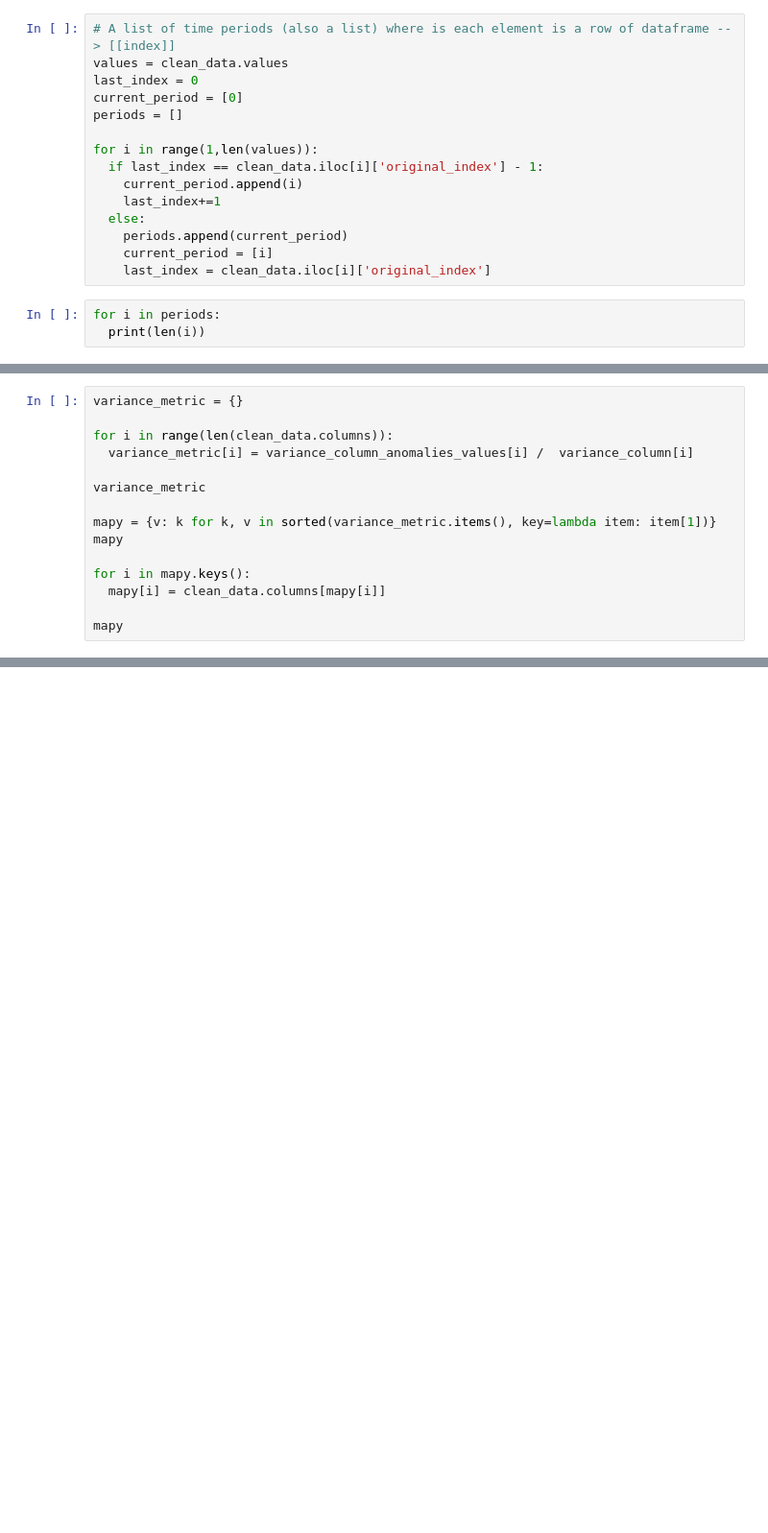
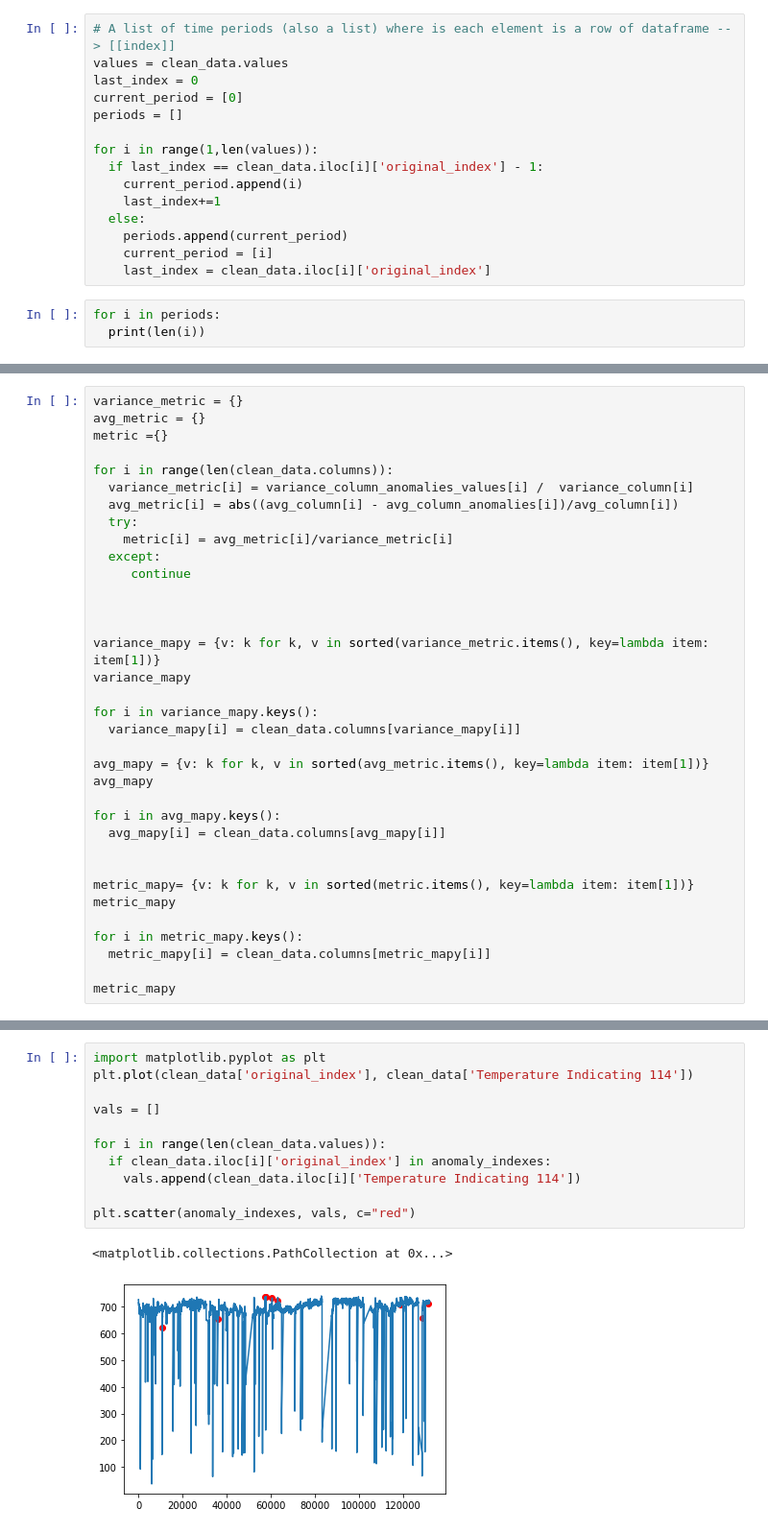
Before and after one commit to Akshat-Tripathi/AIHack20, a Jupyter notebook: Cleaning_the_Data.ipynb, the cells around one changed output, grey strips where cells are left out. Shown at 96% size. Saved outputs shown, nothing was run; the diff lists cells and outputs as text; blank space fills up the shorter version.

```diff
--- a/Cleaning_the_Data.ipynb
+++ b/Cleaning_the_Data.ipynb
@@ -120,16 +128,36 @@ for i in range(len(clean_data.columns)):
 # %%
 variance_metric = {}
+avg_metric = {}
+metric ={}
 
 for i in range(len(clean_data.columns)):
   variance_metric[i] = variance_column_anomalies_values[i] /  variance_column[i]
+  avg_metric[i] = abs((avg_column[i] - avg_column_anomalies[i])/avg_column[i])
+  try:
+    metric[i] = avg_metric[i]/variance_metric[i]
+  except:
+     continue
 
-variance_metric
 
-mapy = {v: k for k, v in sorted(variance_metric.items(), key=lambda item: item[1])}
-mapy
 
-for i in mapy.keys():
-  mapy[i] = clean_data.columns[mapy[i]]
+variance_mapy = {v: k for k, v in sorted(variance_metric.items(), key=lambda item: item[1])}
+variance_mapy
 
-mapy
+for i in variance_mapy.keys():
+  variance_mapy[i] = clean_data.columns[variance_mapy[i]]
+
+avg_mapy = {v: k for k, v in sorted(avg_metric.items(), key=lambda item: item[1])}
+avg_mapy
+
+for i in avg_mapy.keys():
+  avg_mapy[i] = clean_data.columns[avg_mapy[i]]
+
+
+metric_mapy= {v: k for k, v in sorted(metric.items(), key=lambda item: item[1])}
+metric_mapy
+
+for i in metric_mapy.keys():
+  metric_mapy[i] = clean_data.columns[metric_mapy[i]]
+
+metric_mapy
 # %% [output]
@@ -152,0 +181,14 @@ mapy
+# %%
+import matplotlib.pyplot as plt
+plt.plot(clean_data['original_index'], clean_data['Temperature Indicating 114'])
+
+vals = []
+
+for i in range(len(clean_data.values)):
+  if clean_data.iloc[i]['original_index'] in anomaly_indexes:
+    vals.append(clean_data.iloc[i]['Temperature Indicating 114'])
+
+plt.scatter(anomaly_indexes, vals, c="red")
+# %% [output]
+<matplotlib.collections.PathCollection at 0x...>
+[figure, added]
```
Also changed, not shown: parts of 2 cells of this notebook.
